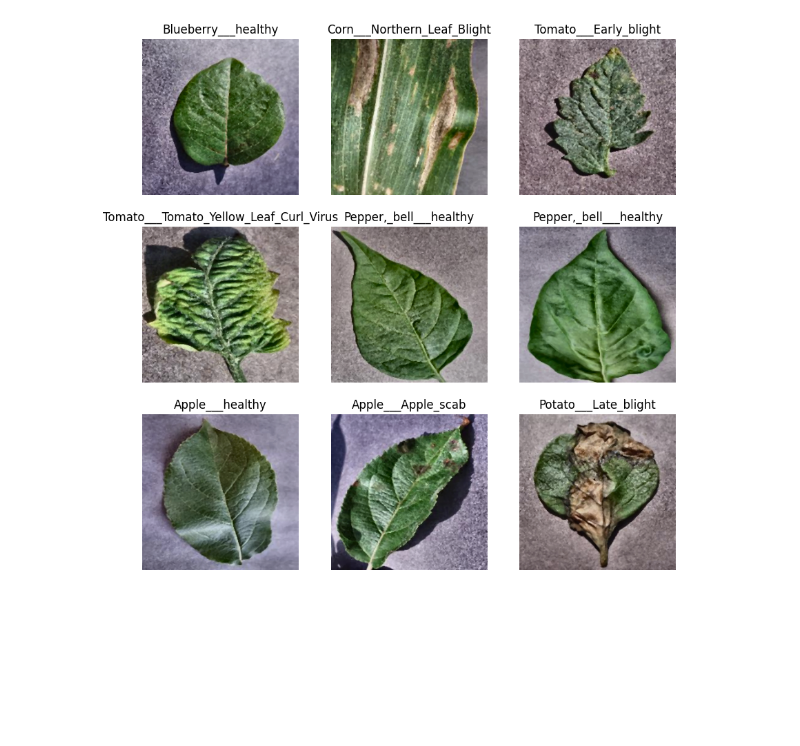
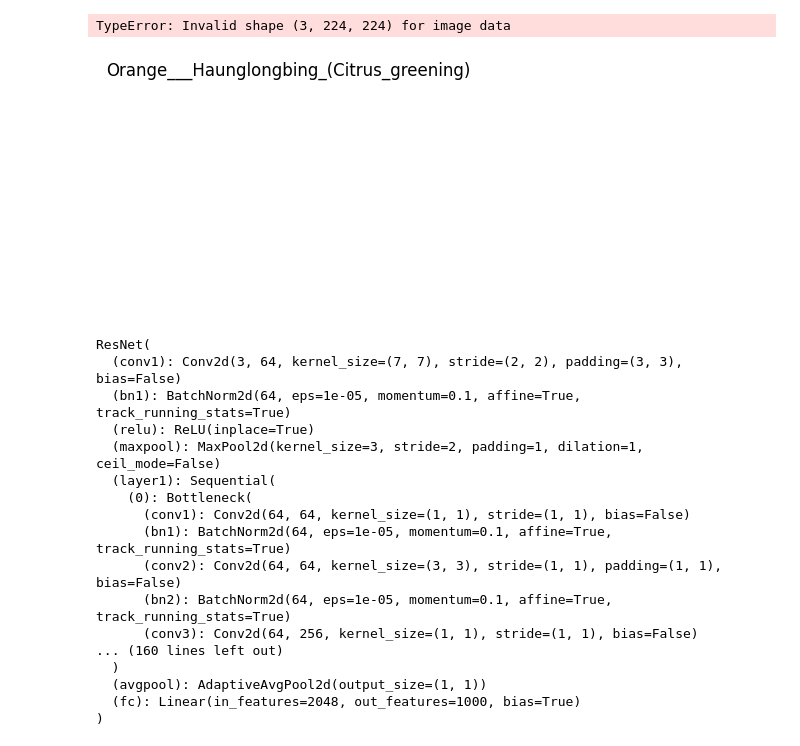
Before and after one commit to tanguyLC01/DL-Plant-Assignment, a Jupyter notebook: test.ipynb, the cells around one changed output. Drawn from its saved outputs; the diff is of its cells as text; code cells hidden in the pictures; blank space fills up the shorter version.

```diff
--- a/test.ipynb
+++ b/test.ipynb
@@ -9,21 +12,26 @@ import numpy as np
 # %%
 # Load the dataset
 PATH = './Plant_leave_diseases_dataset_without_augmentation'
-training_data = PlantVillageDataset(PATH, img_mode="LAB", train=True, transform=enhance_img)
-test_data = PlantVillageDataset(PATH, img_mode="LAB", train=False, transform=enhance_img)
+transform = transforms.Compose([
+    preprocessing_img,
+    transforms.ToTensor(),
+])
+training_data = PlantVillageDataset(PATH, img_mode="LAB", train=True, transform=transform)
+test_data = PlantVillageDataset(PATH, img_mode="LAB", train=False, transform=transform)
 # %%
 figure = plt.figure(figsize=(10, 10))
 cols, rows = 3, 3
 for i in range(1, cols * rows + 1):
     sample_idx = torch.randint(len(training_data), size=(1,)).item()
     img, label = training_data[sample_idx]
     figure.add_subplot(rows, cols, i)
     plt.title(list(training_data.label_to_idx.keys())[label])
     plt.axis("off")
-    plt.imshow(img, cmap="gray")
+    plt.imshow(img)
 plt.show()
 # %% [output]
+TypeError: Invalid shape (3, 224, 224) for image data
-[figure, old version]
+[figure, new version]
 # %%
 train_dataloader = DataLoader(training_data, batch_size=64, shuffle=True)
 test_dataloader = DataLoader(test_data, batch_size=64, shuffle=True)
@@ -29,0 +50,20 @@ test_dataloader = DataLoader(test_data, batch_size=64, shuffle=True)
+# %%
+resnet50v2
+# %% [output]
+ResNet(
+  (conv1): Conv2d(3, 64, kernel_size=(7, 7), stride=(2, 2), padding=(3, 3), bias=False)
+  (bn1): BatchNorm2d(64, eps=1e-05, momentum=0.1, affine=True, track_running_stats=True)
+  (relu): ReLU(inplace=True)
+  (maxpool): MaxPool2d(kernel_size=3, stride=2, padding=1, dilation=1, ceil_mode=False)
+  (layer1): Sequential(
+    (0): Bottleneck(
+      (conv1): Conv2d(64, 64, kernel_size=(1, 1), stride=(1, 1), bias=False)
+      (bn1): BatchNorm2d(64, eps=1e-05, momentum=0.1, affine=True, track_running_stats=True)
+      (conv2): Conv2d(64, 64, kernel_size=(3, 3), stride=(1, 1), padding=(1, 1), bias=False)
+      (bn2): BatchNorm2d(64, eps=1e-05, momentum=0.1, affine=True, track_running_stats=True)
+      (conv3): Conv2d(64, 256, kernel_size=(1, 1), stride=(1, 1), bias=False)
+... (160 lines left out)
+  )
+  (avgpool): AdaptiveAvgPool2d(output_size=(1, 1))
+  (fc): Linear(in_features=2048, out_features=1000, bias=True)
+)
```
Also changed, not shown: parts of 8 cells of this notebook, 2 other files.
